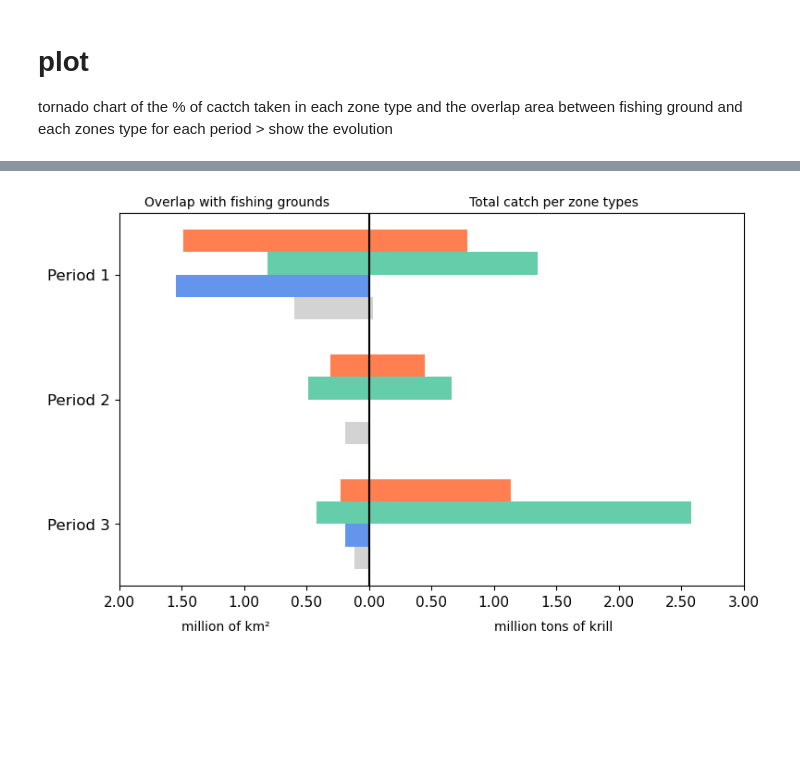
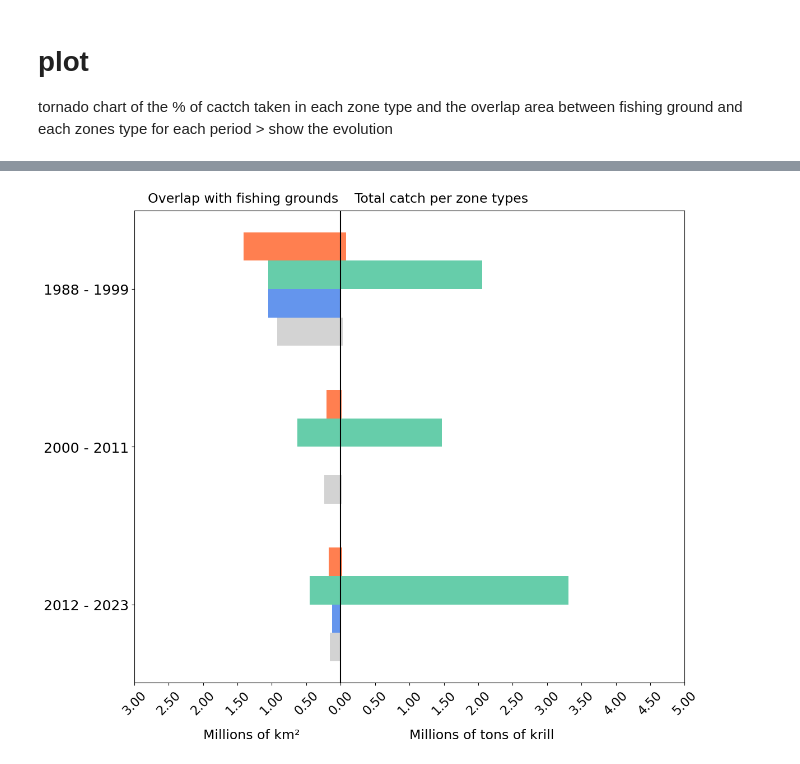
Before and after one commit to AnaelleDurfort/Key_Areas_krill_carbon_sequestration, a Jupyter notebook: 3_Fishing_overlap.ipynb, the cells around one changed output, grey strips where cells are left out. Drawn from its saved outputs; the diff is of its cells as text; code cells hidden in the pictures; blank space fills up the shorter version.

```diff
--- a/3_Fishing_overlap.ipynb
+++ b/3_Fishing_overlap.ipynb
@@ -43,6 +43,5 @@ zones #1762
 # %%
 catch = xr.open_dataset('./outputs_formated_data/Krill_catch_array_final_all.nc')
-catch = catch.rename_vars({'__xarray_dataarray_variable__' : 'krill_catch_density_log' })
 # catch = catch.to_dataframe().reset_index().drop(['variable'], axis =1) # 940 rows × 3 columns
 # catch = catch.dropna()
 # catch.set_index(['latitude', 'longitude'], inplace = True)
@@ -73,5 +64,0 @@ q1_p3 , q2_p3 = catch_period3['krill_catch_density_log'].quantile([0.33, 0.66])
-# %%
-catch = xr.Dataset.to_array(catch)
-catch_period1 = xr.Dataset.to_array(catch_period1)
-catch_period2 = xr.Dataset.to_array(catch_period2)
-catch_period3 = xr.Dataset.to_array(catch_period3)
@@ -368,5 +245,7 @@ catch_df
 # %%
+catch_df = catch[['krill_greenweight_kg_log', 'krill_greenweight_kg']].to_dataframe().dropna().reset_index()
 zones_catch = pd.merge(zones, catch_df, how='left').set_index(['latitude', 'longitude'])
-zones_catch['krill_catch_density_log'] = zones_catch['krill_catch_density_log'].fillna(0)
+zones_catch['krill_greenweight_kg_log'] = zones_catch['krill_greenweight_kg_log'].fillna(0)
+zones_catch['krill_greenweight_kg'] = zones_catch['krill_greenweight_kg'].fillna(0)
 zones_catch
 # %% [output]
@@ -566,12 +724,12 @@ zones
 # %%
-zones_catch = pd.merge(zones[['Zone_type', 'latitude', 'longitude']], catch.reset_index().drop(['AREA', 'MASK', 'True_area'], axis=1), on = ['latitude', 'longitude'], how='right').set_index(['latitude', 'longitude'])
+zones_catch = pd.merge(zones, catch.reset_index().drop(['AREA', 'MASK', 'True_area'], axis=1), on = ['latitude', 'longitude'], how='right').set_index(['latitude', 'longitude'])
 zones_catch = zones_catch.join(other = area_df, how = 'left')
 
-zones_catchp1 = pd.merge(zones[['Zone_type', 'latitude', 'longitude']], catch_p1.reset_index().drop(['AREA', 'MASK', 'True_area'], axis=1), on = ['latitude', 'longitude'], how='right').set_index(['latitude', 'longitude'])
+zones_catchp1 = pd.merge(zones, catch_p1.reset_index().drop(['AREA', 'MASK', 'True_area'], axis=1), on = ['latitude', 'longitude'], how='right').set_index(['latitude', 'longitude'])
 zones_catchp1 = zones_catchp1.join(other = area_df, how = 'left')
 
-zones_catchp2 = pd.merge(zones[['Zone_type', 'latitude', 'longitude']], catch_p2.reset_index().drop(['AREA', 'MASK', 'True_area'], axis=1), on = ['latitude', 'longitude'], how='right').set_index(['latitude', 'longitude'])
+zones_catchp2 = pd.merge(zones, catch_p2.reset_index().drop(['AREA', 'MASK', 'True_area'], axis=1), on = ['latitude', 'longitude'], how='right').set_index(['latitude', 'longitude'])
 zones_catchp2 = zones_catchp2.join(other = area_df, how = 'left')
 
-zones_catchp3 = pd.merge(zones[['Zone_type', 'latitude', 'longitude']], catch_p3.reset_index().drop(['AREA', 'MASK', 'True_area'], axis=1), on = ['latitude', 'longitude'], how='right').set_index(['latitude', 'longitude'])
+zones_catchp3 = pd.merge(zones, catch_p3.reset_index().drop(['AREA', 'MASK', 'True_area'], axis=1), on = ['latitude', 'longitude'], how='right').set_index(['latitude', 'longitude'])
 zones_catchp3 = zones_catchp3.join(other = area_df, how = 'left')
@@ -796,7 +1132,7 @@ zone_colors = {
 }
 
 # Setup du graphique
-fig, ax = plt.subplots(figsize=(8, 5))
+fig, ax = plt.subplots(figsize=(12, 10))
 
 bar_width = 0.18
 periods = ["period_1", "period_2", "period_3"] # + "all_years" ?
@@ -817,39 +1153,39 @@ for i, zt in enumerate(zone_types):
         ax.barh(y, -subset['True_area_norm'].values[0],
                 height=bar_width, color=zone_colors[zt])
 
         # Droite : prop_catch
         ax.barh(y, subset['krill_greenweight_norm'].values[0],
                 height=bar_width, color=zone_colors[zt])
 
 # Axe central
 ax.axvline(0, color='black')
 
 # Y ticks
 ax.set_yticks(y_pos)
-ax.set_yticklabels(["Period 1", "Period 2", "Period 3"], fontsize=12)
+ax.set_yticklabels(["1988 - 1999", "2000 - 2011", "2012 - 2023"], fontsize=18)
 ax.invert_yaxis()
 
 # Convert x-tick labels to absolute values
-x_ticks = np.array([-2 , -1.5, -1 , -0.5,  0 , 0.5, 1. , 1.5, 2, 2.5, 3]) #ax.get_xticks()
+x_ticks = np.array([-3, -2.5,-2, -1.5, -1 , -0.5,  0 , 0.5, 1. , 1.5, 2, 2.5, 3, 3.5, 4, 4.5, 5]) #ax.get_xticks()
 ax.set_xticks(x_ticks)  # Explicitly set the ticks
-ax.set_xticklabels([f"{abs(x):.2f}" for x in x_ticks], fontsize=11)
+ax.set_xticklabels([f"{abs(x):.2f}" for x in x_ticks], fontsize=16, rotation=45)
 
-plt.text(-1.8, -0.55, 'Overlap with fishing grounds ', fontsize=10)
-plt.text(0.8, -0.55, 'Total catch per zone types ', fontsize=10)
+plt.text(-2.8, -0.55, 'Overlap with fishing grounds ', fontsize=17)
+plt.text(0.2, -0.55, 'Total catch per zone types ', fontsize=17)
 
-plt.text(-1.5, 2.85, 'million of km²', fontsize=10)
-plt.text(1, 2.85, 'million tons of krill', fontsize=10)
+plt.text(-2, 2.85, 'Millions of km²', fontsize=17)
+plt.text(1, 2.85, 'Millions of tons of krill', fontsize=17)
 
 # Légende
 # from matplotlib.patches import Patch
 # legend_patches = [Patch(color=zone_colors[z], label=f'Zone type {int(z)}') for z in zone_types]
 # ax.legend(handles=legend_patches, loc='lower left', fontsize=14)
 
 plt.tight_layout()
 
 
-plt.savefig('./figures/tornadoplot_fishing_totcatch.png',bbox_inches='tight', dpi=300)
+# plt.savefig('./figures/tornadoplot_fishing_totcatch.png',bbox_inches='tight', dpi=300)
 
 plt.show()
 # %% [output]
-[figure, old version]
+[figure, new version]
```
Also changed, not shown: parts of 38 cells of this notebook, 21 other files.
